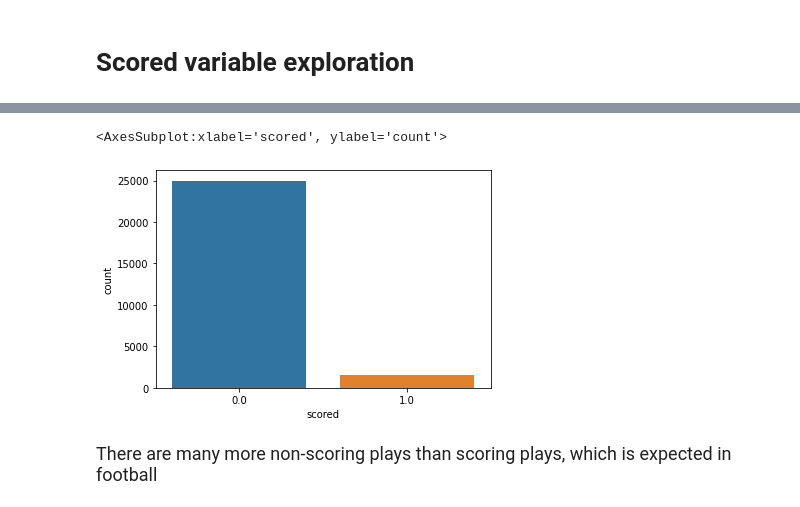
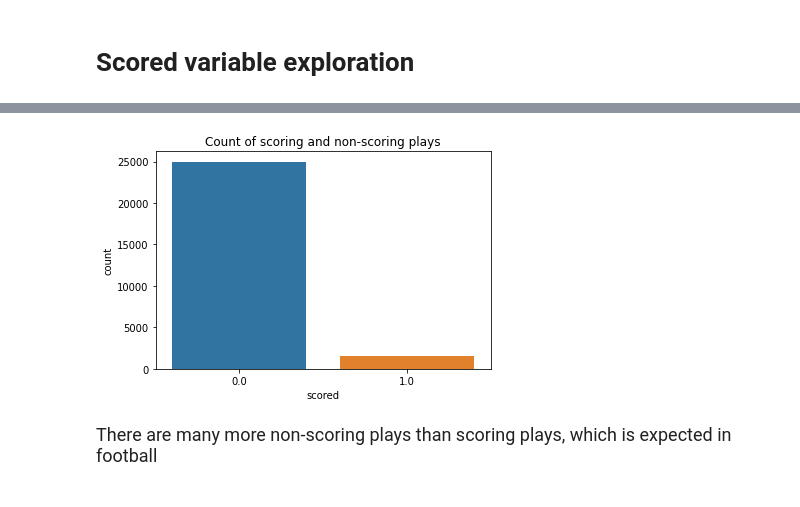
Before and after one commit to regsaleeby/Projects, a Jupyter notebook: Predicting Scores and Yards/EDA.ipynb, the cells around one changed output, grey strips where cells are left out. Drawn from its saved outputs; the diff is of its cells as text; code cells hidden in the pictures.

```diff
--- a/Predicting Scores and Yards/EDA.ipynb
+++ b/Predicting Scores and Yards/EDA.ipynb
@@ -162,9 +162,9 @@ pbp.groupby('scored').count()
 | 1.0 | 1562 | 1562 | 1562 | 1562 | 1562 | 1562 | 1562 | 1562 | 1562 | 1562 | ... |
 # %%
 sns.countplot(data = pbp, x = 'scored')
+plt.title('Count of scoring and non-scoring plays');
 # %% [output]
-<AxesSubplot:xlabel='scored', ylabel='count'>
-[figure, old version]
+[figure, new version]
 # %% [markdown]
 <p style= "font-family: Times ; font-size: 18px">There are many more non-scoring plays than scoring plays, which is expected in football
 # %%
```
Also changed, not shown: parts of 13 cells of this notebook, 1 other file.
